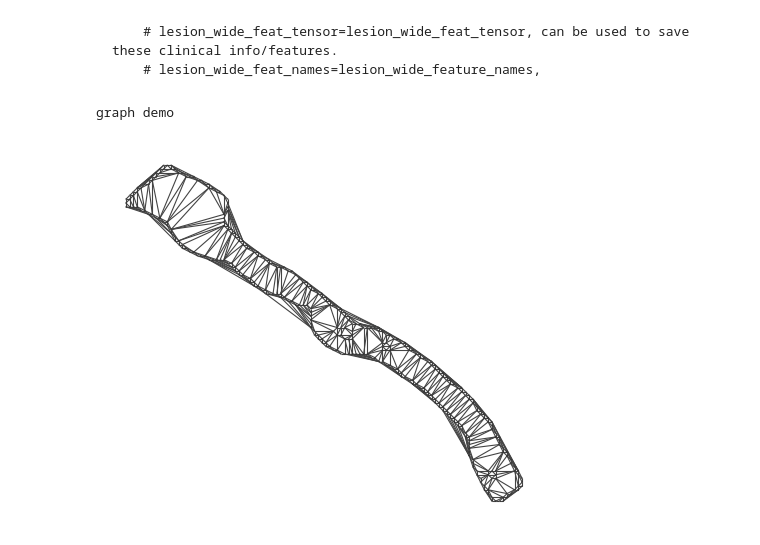
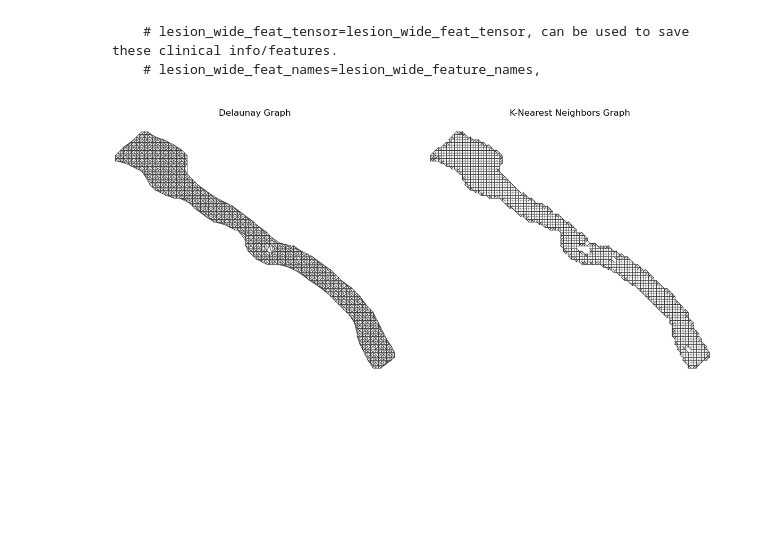
Before and after one commit to xsunn/AngioGraphCAD, a Jupyter notebook: graph.ipynb, the cells around one changed output. Drawn from its saved outputs; the diff is of its cells as text; code cells hidden in the pictures; blank space fills up the shorter version.

Commit message:
graph

```diff
--- a/graph.ipynb
+++ b/graph.ipynb
@@ -267,34 +284,50 @@ data = Data(
 # %%
 # edge_index = train_ds[0].edge_index.transpose(1,0)
 # coord = torch.vstack([x[:,0], x[:,1]]).transpose(1,0)
-print("graph demo")
 import igraph as ig
 import matplotlib.pyplot as plt
-coordinates = np.concatenate([inner_coordinates, edge_coordinates])
-edge_index = edge_index.numpy()
+
 def create_graph(coordinates, edge_index):
     g = ig.Graph(len(coordinates))
     g.vs['x'] = coordinates[:,0].tolist()
     g.vs['y'] = coordinates[:,1].tolist()
 
     coords = g.layout_auto().coords
     for edge in edge_index:
         g.add_edge(edge[0], edge[1])
     g.simplify()
 
     return g
 
-f,a = plt.subplots()
-g = create_graph(coordinates, edge_index)
+
+g_del = create_graph(coordinates, edge_index_del)
+
+g_knn = create_graph(coordinates, edge_index_knn)
+
+fig, (ax1, ax2) = plt.subplots(1, 2, figsize=(12, 6))
+
+# 绘制 Delaunay 图
 ig.plot(
-    g,
-    target=a,
+    g_del,
+    target=ax1,
     vertex_size=0.04,
     vertex_color="lightblue",
     edge_width=0.8
 )
+ax1.set_title("Delaunay Graph")
 
+# 绘制 KNN 图
+ig.plot(
+    g_knn,
+    target=ax2,
+    vertex_size=0.04,
+    vertex_color="lightblue",
+    edge_width=0.8
+)
+ax2.set_title("K-Nearest Neighbors Graph")
+
+# 显示图形
+plt.tight_layout()
 plt.show()
 # %% [output]
-graph demo
-[figure, old version]
+[figure, new version]
```
Also changed, not shown: parts of 4 cells of this notebook.
